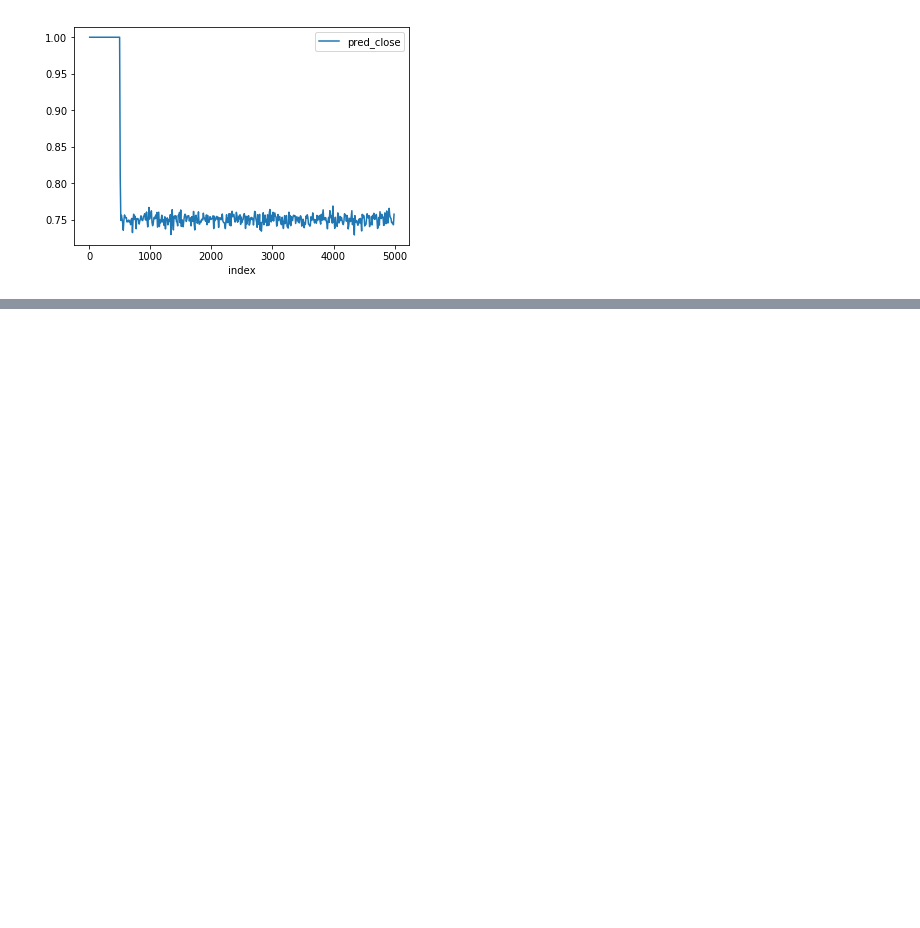
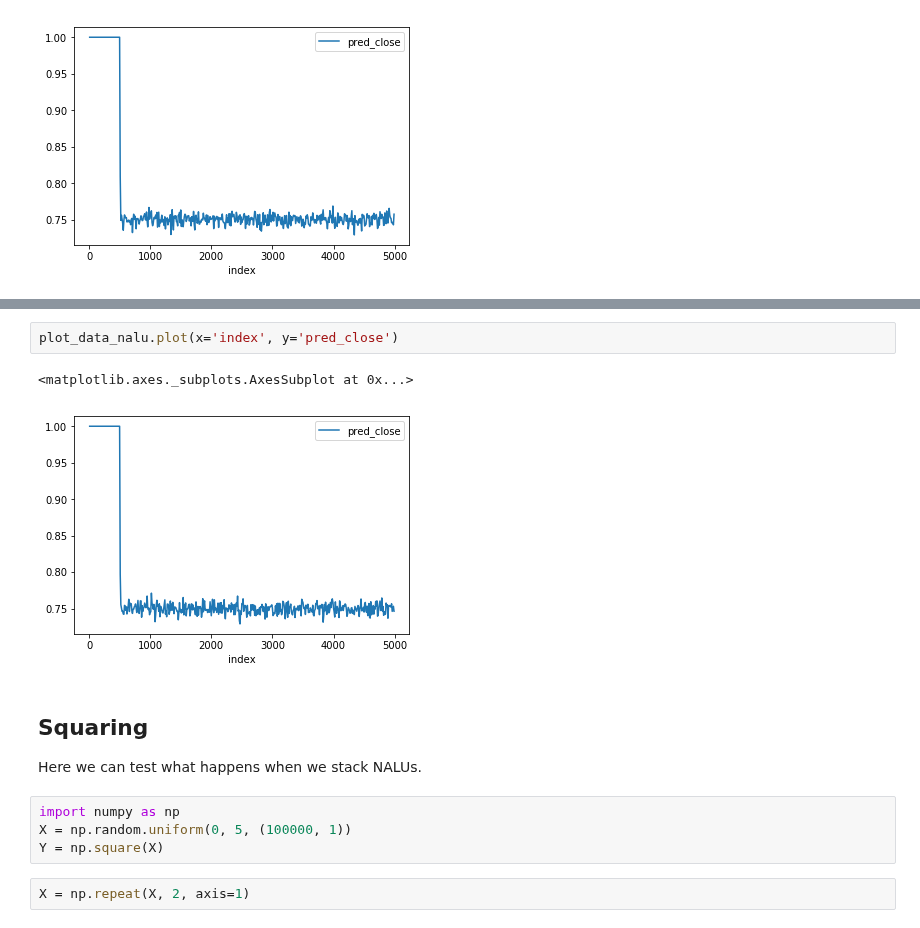
Before and after one commit to acyrl/NALU, a Jupyter notebook: basic_experiments.ipynb, the cells around one changed output, grey strips where cells are left out. Saved outputs shown, nothing was run; the diff lists cells and outputs as text; blank space fills up the shorter version.

```diff
--- a/basic_experiments.ipynb
+++ b/basic_experiments.ipynb
@@ -243,0 +342,15 @@ plot_data.plot(x='index', y='pred_close')
+# %%
+plot_data_nalu.plot(x='index', y='pred_close')
+# %% [output]
+<matplotlib.axes._subplots.AxesSubplot at 0x...>
+[figure, added]
+# %% [markdown]
+## Squaring
+
+Here we can test what happens when we stack NALUs.
+# %%
+import numpy as np
+X = np.random.uniform(0, 5, (100000, 1))
+Y = np.square(X)
+# %%
+X = np.repeat(X, 2, axis=1)
```
Also changed, not shown: parts of 22 cells of this notebook, 2 other files.
